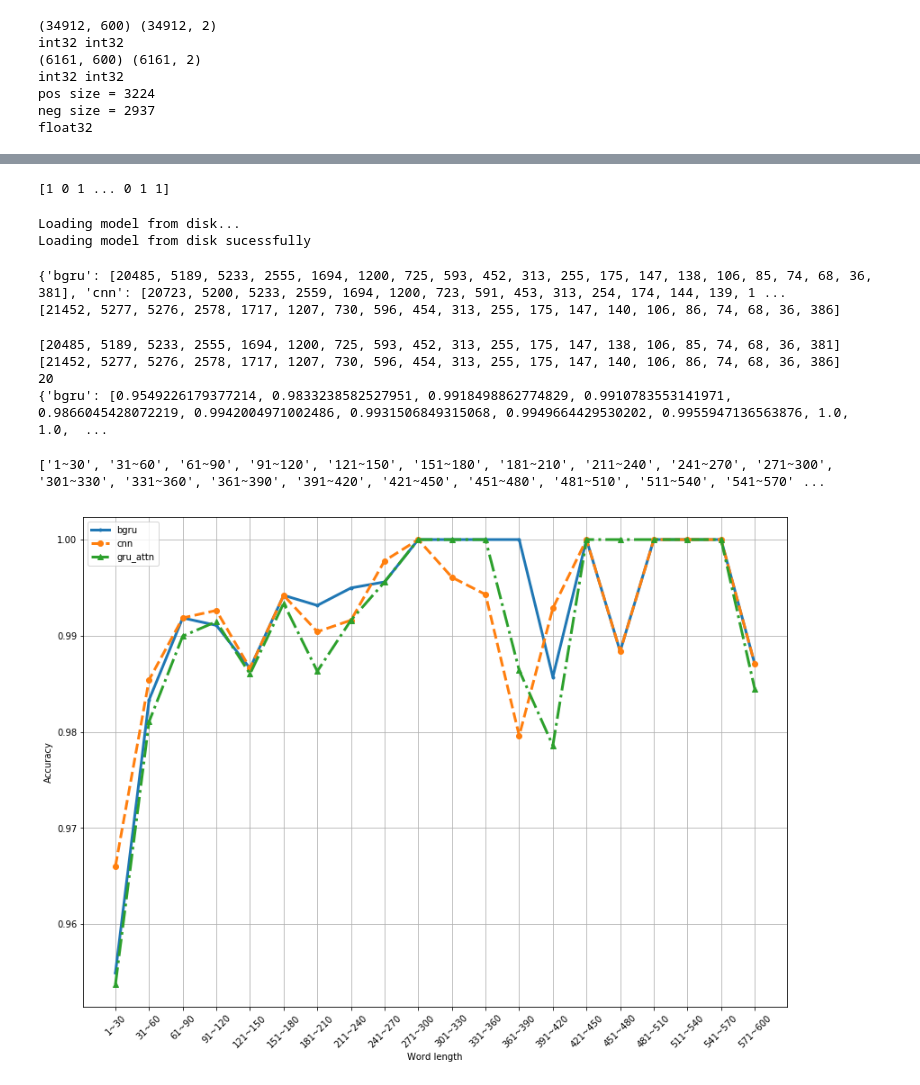
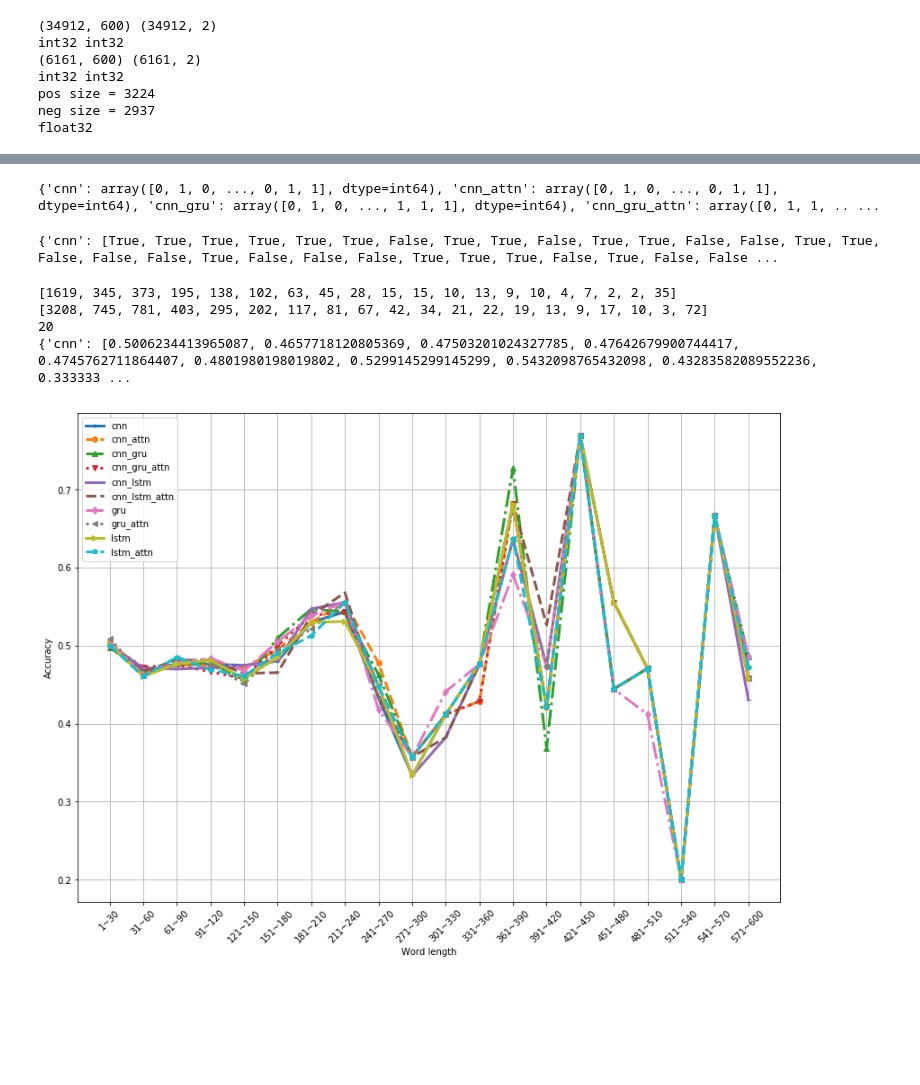
Before and after one commit to LXZE/DL_SA, a Jupyter notebook: result_analysis.ipynb, the cells around one changed output, grey strips where cells are left out. Cells and saved outputs as stored; diff of their text form; code cells hidden in the pictures; blank space fills up the shorter version.

Commit message:
add predicted result and visualisation in notebook

```diff
--- a/result_analysis.ipynb
+++ b/result_analysis.ipynb
@@ -135,9 +142,9 @@ bins = [x for x in range(0, 600,30)]
 # plt.hist(x_len, bins=bins, range=(1,600))
 
 fig, ax = plt.subplots(figsize=(16, 10))
-counts, bins, patches = ax.hist(x_len, bins=range(0,601,30), range=(1,600), edgecolor='black')
+counts, bins, patches = ax.hist(new_x_test_len, bins=range(0,601,30), range=(1,600), edgecolor='black')
 
-x_len_mapped = list(map(lambda x: int((x-1)/30), x_len))
+x_len_mapped = list(map(lambda x: int((x-1)/30), new_x_test_len))
 new_counts = [0]*(max(x_len_mapped)+1)
 for x in x_len_mapped:
     new_counts[x] += 1
@@ -165,19 +172,14 @@ y_predict_all = model.predict_classes(x_all)
 # %%
-print(y_predict_all)
-np.save('bgru_attn.npy', y_predict_all)
+# print(y_predict_all)
+# np.save('bgru_attn.npy', y_predict_all)
-# %% [output]
-[1 0 1 ... 0 1 1]
 # %%
-print('Loading model from disk...')
-date = '20190305_090338'
-prefix_dir = 'result/gru_attn/'
-model_json = f'../model/{prefix_dir}model_{date}.json'
-model_weights = f'../model/{prefix_dir}model_{date}.h5'
-with open(model_json, 'r') as json_file:
-    model = model_from_json(json_file.read(), custom_objects={'AttentionWithContext': att})
-model.load_weights(model_weights)
-print('Loading model from disk sucessfully')
+# print('Loading model from disk...')
+# date = '20190305_090338'
+# prefix_dir = 'result/gru_attn/'
+# model_json = f'../model/{prefix_dir}model_{date}.json'
+# model_weights = f'../model/{prefix_dir}model_{date}.h5'
+# with open(model_json, 'r') as json_file:
+#     model = model_from_json(json_file.read(), custom_objects={'AttentionWithContext': att})
+# model.load_weights(model_weights)
+# print('Loading model from disk sucessfully')
-# %% [output]
-Loading model from disk...
-Loading model from disk sucessfully
 # %%
@@ -191,7 +193,7 @@ dp = {}
 for file in fileList:
     name = (file.split('\\')[-1]).split('.')[0]
     dp[name] = np.load(file)
-# print(dp)
+print(dp)
 # print(x_len)
 
 get_val = lambda arr: list(map(lambda x: x[1], arr))
@@ -199,6 +201,8 @@ y_true = get_val(y_all)
 
 # res = list(map(lambda x: x[0]==x[1], zip(y_true, list(dp['bgru_attn']))))
 # print(res.count(True)/len(res))
+# %% [output]
+{'cnn': array([0, 1, 0, ..., 0, 1, 1], dtype=int64), 'cnn_attn': array([0, 1, 0, ..., 0, 1, 1], dtype=int64), 'cnn_gru': array([0, 1, 0, ..., 1, 1, 1], dtype=int64), 'cnn_gru_attn': array([0, 1, 1, .. ...
 # %%
 def create_bins():
     bins_template = {}
@@ -207,7 +211,7 @@ def create_bins():
     return bins_template
 
 # x_t = [1,29,30,31,59,60,61,89,90,91,570,571,600]
-x_len_mapped = list(map(lambda x: int((x-1)/30), x_len))
+x_len_mapped = list(map(lambda x: int((x-1)/30), new_x_test_len))
 # print(x_len_mapped)
 
 df = {}
@@ -231,46 +235,44 @@ print(df)
 new_counts = [0]*(max(x_len_mapped)+1)
 for x in x_len_mapped:
     new_counts[x] += 1
-print(new_counts)
+print(new_counts, sum(new_counts))
 # %% [output]
-{'bgru': [20485, 5189, 5233, 2555, 1694, 1200, 725, 593, 452, 313, 255, 175, 147, 138, 106, 85, 74, 68, 36, 381], 'cnn': [20723, 5200, 5233, 2559, 1694, 1200, 723, 591, 453, 313, 254, 174, 144, 139, 1 ...
-[21452, 5277, 5276, 2578, 1717, 1207, 730, 596, 454, 313, 255, 175, 147, 140, 106, 86, 74, 68, 36, 386]
+{'cnn': [True, True, True, True, True, True, False, True, True, False, True, True, False, False, True, True, False, False, False, True, False, False, False, True, True, True, False, True, False, False ...
 # %%
-print(df['bgru'])
+print(df['gru'])
 print(list(map(int, new_counts)))
 
-print(len(df['bgru']))
+print(len(df['gru']))
 
 res = {}
 for k,v in df.items():
     res[k] = list(map(lambda x, y: x/y, v, new_counts))
 print(res)
 # %% [output]
-[20485, 5189, 5233, 2555, 1694, 1200, 725, 593, 452, 313, 255, 175, 147, 138, 106, 85, 74, 68, 36, 381]
-[21452, 5277, 5276, 2578, 1717, 1207, 730, 596, 454, 313, 255, 175, 147, 140, 106, 86, 74, 68, 36, 386]
+[1619, 345, 373, 195, 138, 102, 63, 45, 28, 15, 15, 10, 13, 9, 10, 4, 7, 2, 2, 35]
+[3208, 745, 781, 403, 295, 202, 117, 81, 67, 42, 34, 21, 22, 19, 13, 9, 17, 10, 3, 72]
 20
-{'bgru': [0.9549226179377214, 0.9833238582527951, 0.9918498862774829, 0.9910783553141971, 0.9866045428072219, 0.9942004971002486, 0.9931506849315068, 0.9949664429530202, 0.9955947136563876, 1.0, 1.0,  ...
+{'cnn': [0.5006234413965087, 0.4657718120805369, 0.47503201024327785, 0.47642679900744417, 0.4745762711864407, 0.4801980198019802, 0.5299145299145299, 0.5432098765432098, 0.43283582089552236, 0.333333 ...
 # %%
 xticks = [f'{i}~{i+29}' for i in range(1,601,30)]
 
-mk = ['.-', 'o--', '^-.', 'v:', '_-']
+mk = ['.-', 'o--', '^-.', 'v:', '_-',',--','d-.','<:','>-','p--']
 fmt = {}
 for idx, k in enumerate(res.keys()):
     fmt[k] = mk[idx]
 
 x_axis = list(range(0,20))
 fig1, ax1 = plt.subplots(figsize=(14, 10))
 for k,v in res.items():
     ax1.plot(x_axis, v, fmt[k], label=f'{k}', linewidth=3)
 leg = ax1.legend(loc='upper left')
 plt.xticks([i for i in range(20)], xticks, rotation=45)
 ax1.set_xlabel("Word length")
 ax1.set_ylabel("Accuracy")
 
 ax1.xaxis.grid()
 ax1.yaxis.grid()
 
 plt.show()
 # %% [output]
-['1~30', '31~60', '61~90', '91~120', '121~150', '151~180', '181~210', '211~240', '241~270', '271~300', '301~330', '331~360', '361~390', '391~420', '421~450', '451~480', '481~510', '511~540', '541~570' ...
-[figure, old version]
+[figure, new version]
```
Also changed, not shown: parts of 10 cells of this notebook, 14 other files.
